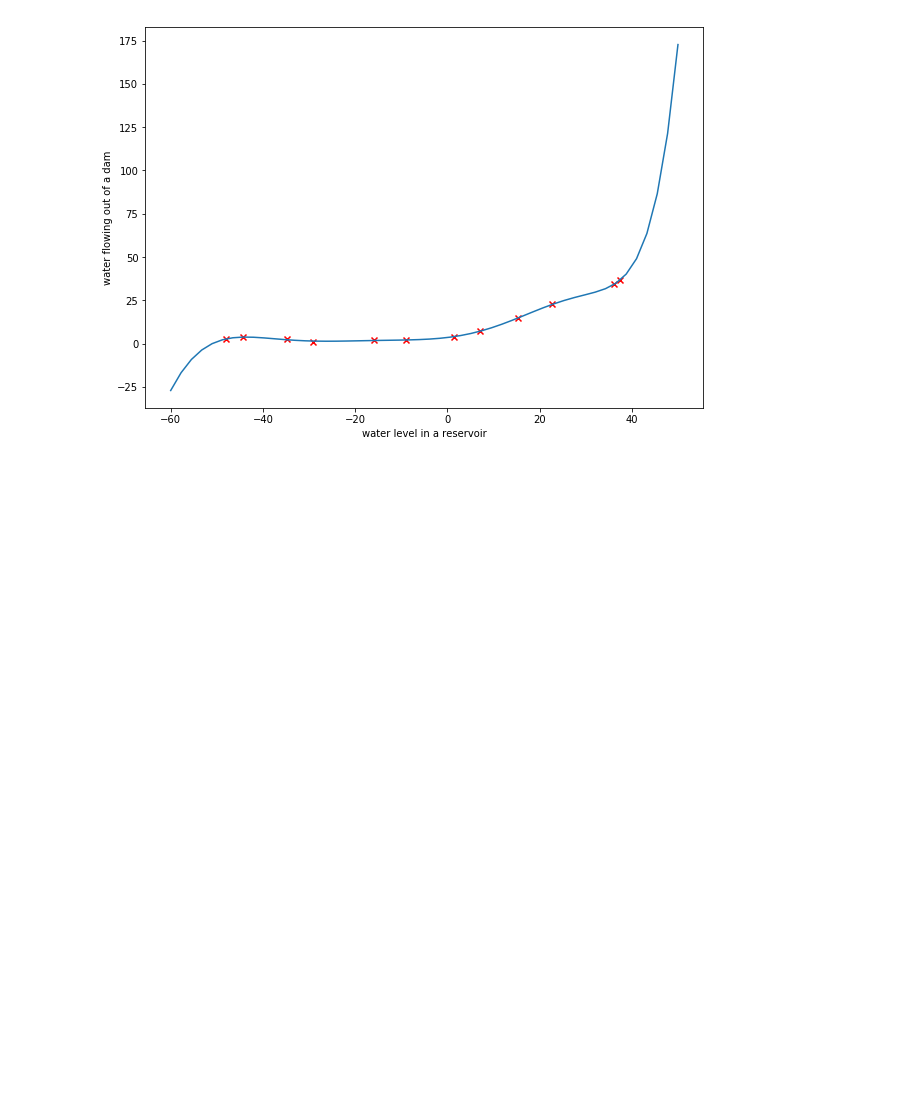
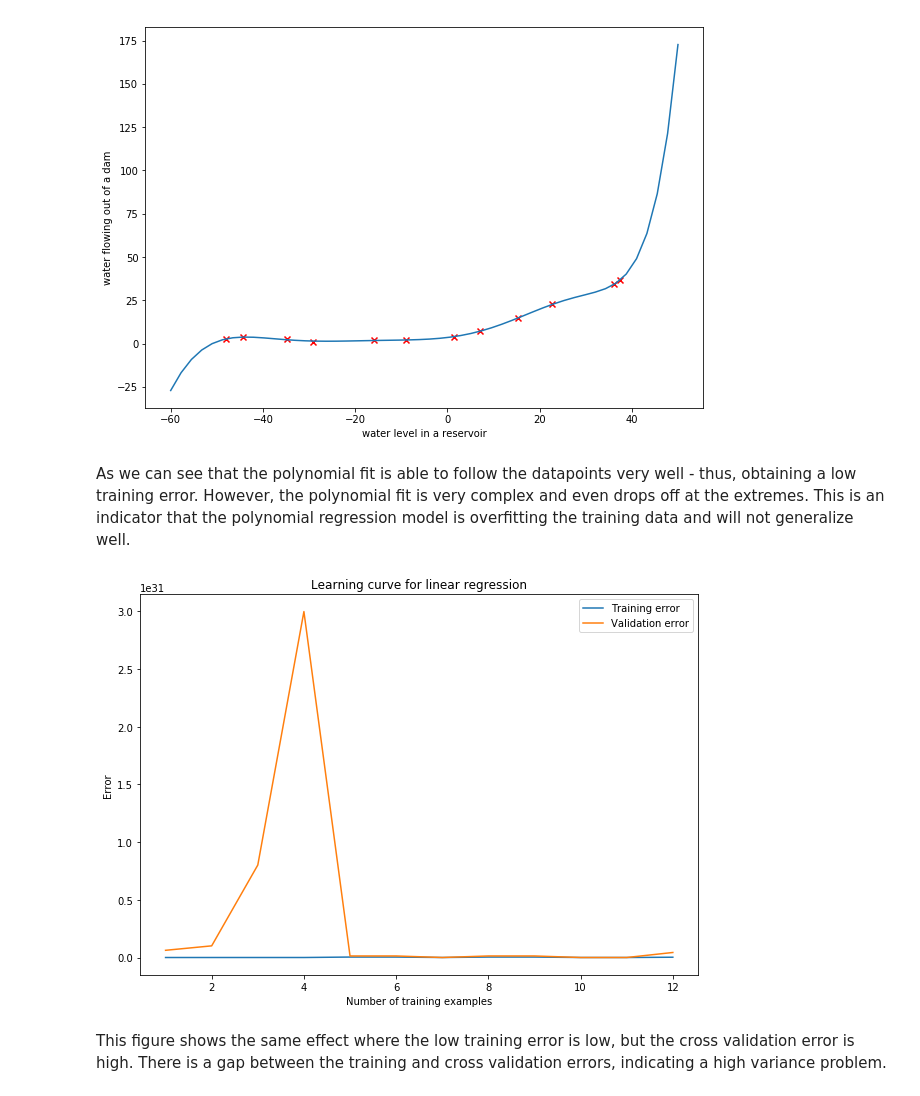
Before and after one commit to sabanasimbutt/Machine-Learning, a Jupyter notebook: Machine Learning Assignments/Regularized Linear Regression and Bias v.s. Variance.ipynb, the cells around one changed output. Cells and saved outputs as stored; diff of their text form; code cells hidden in the pictures; blank space fills up the shorter version.

```diff
--- a/Machine Learning Assignments/Regularized Linear Regression and Bias v.s. Variance.ipynb
+++ b/Machine Learning Assignments/Regularized Linear Regression and Bias v.s. Variance.ipynb
@@ -80,12 +80,7 @@ Fitting linear regression
 # %%
 def trainLinearReg(X, y, reg):
 
-    #initial_theta = np.zeros((X.shape[1],1))
-
-    initial_theta = np.array([[15],[15]])
-
-    # For some reason the minimize() function does not converge when using
-    # zeros as initial theta.
+    initial_theta = np.ones((X.shape[1],1))*15
 
     res = minimize(linearRegCostFunction, initial_theta, args=(X,y,reg), method=None, jac=lrgradientReg,options={'maxiter':5000})
 
@@ -150,3 +147,3 @@ The problem with our linear model was that it was too simple for the data and re
 # %%
-polynomial= PolynomialFeatures(8)
 xpoly= polynomial.fit_transform(x[:,1].reshape(-1,1))
+xvalp=polynomial.fit_transform(xval[:,1].reshape(-1,1))
@@ -170,3 +167,21 @@ plt.ylabel("water flowing out of a dam")
 plt.show()
 # %% [output]
 [figure]
+# %% [markdown]
+As we can see that the polynomial fit is able to follow the datapoints very well - thus, obtaining a low training error.
+However, the polynomial fit is very complex and even drops off at the extremes. This is an indicator that the polynomial regression model is overfitting the training data and will not generalize well.
+# %%
+train_error_poly, val_error_poly = learningCurve(xpoly, y, xvalp, yval, 0)
+# %%
+plt.figure(figsize=(10,7))
+plt.plot(np.arange(1,13), train_error_poly, label='Training error')
+plt.plot(np.arange(1,13), val_error_poly, label='Validation error')
+plt.title('Learning curve for linear regression')
+plt.xlabel('Number of training examples')
+plt.ylabel('Error')
+plt.legend();
+# %% [output]
+[figure, added]
+# %% [markdown]
+This figure shows the same effect where the low training error is low, but the cross validation error is high. There
+is a gap between the training and cross validation errors, indicating a high variance problem.
```
Also changed, not shown: parts of 3 cells of this notebook.
